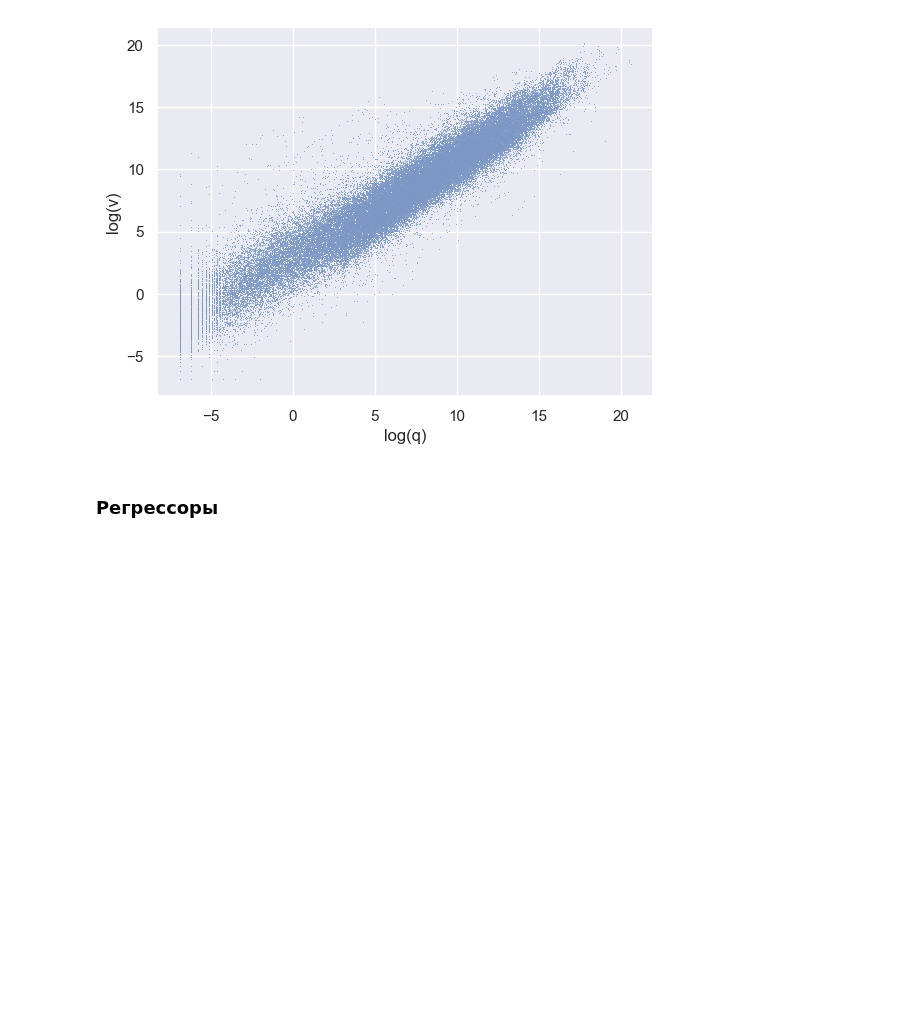
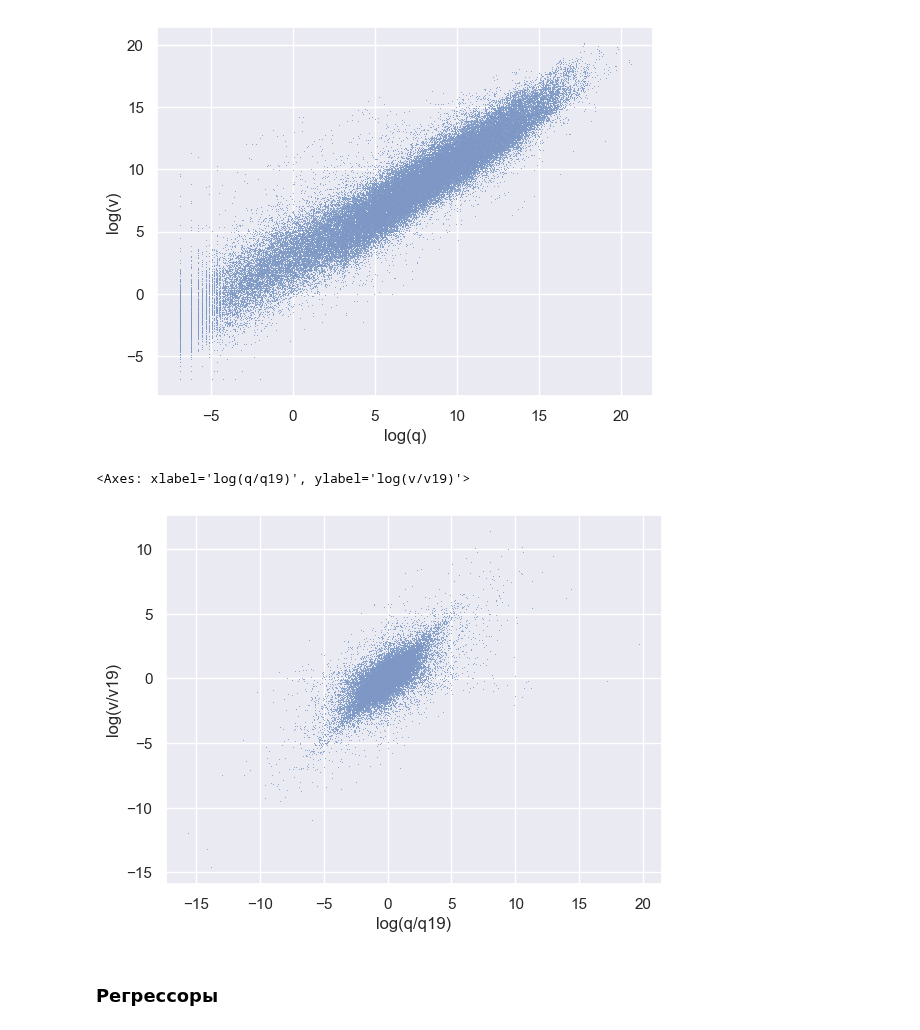
Before and after one commit to xan-d-or/thesis, a Jupyter notebook: analysis/descriptive_stats.ipynb, the cells around one changed output. Saved outputs shown, nothing was run; the diff lists cells and outputs as text; code cells hidden in the pictures; blank space fills up the shorter version.

```diff
--- a/analysis/descriptive_stats.ipynb
+++ b/analysis/descriptive_stats.ipynb
@@ -60,6 +61,11 @@ sns.scatterplot(trade_df, x='log(q)', y='log(v)', s=0.5 )
 # %% [output]
 <Axes: xlabel='log(q)', ylabel='log(v)'>
 [figure]
+# %%
+sns.scatterplot(trade_df, x='log(q/q19)', y='log(v/v19)', s=0.5 )
+# %% [output]
+<Axes: xlabel='log(q/q19)', ylabel='log(v/v19)'>
+[figure, added]
 # %% [markdown]
 ### Регрессоры
 # %%
```
Also changed, not shown: parts of 1 cell of this notebook, 3 other files.
